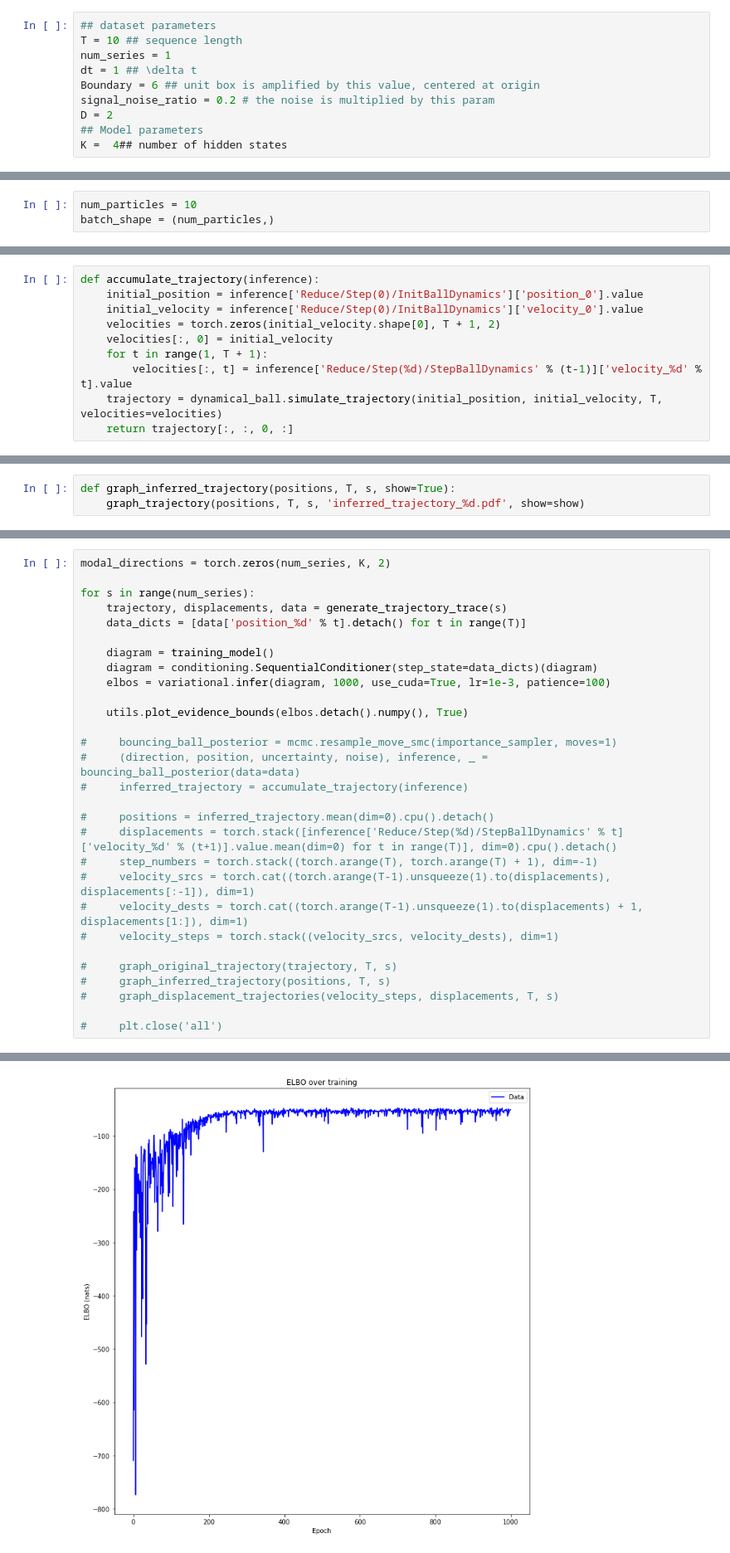
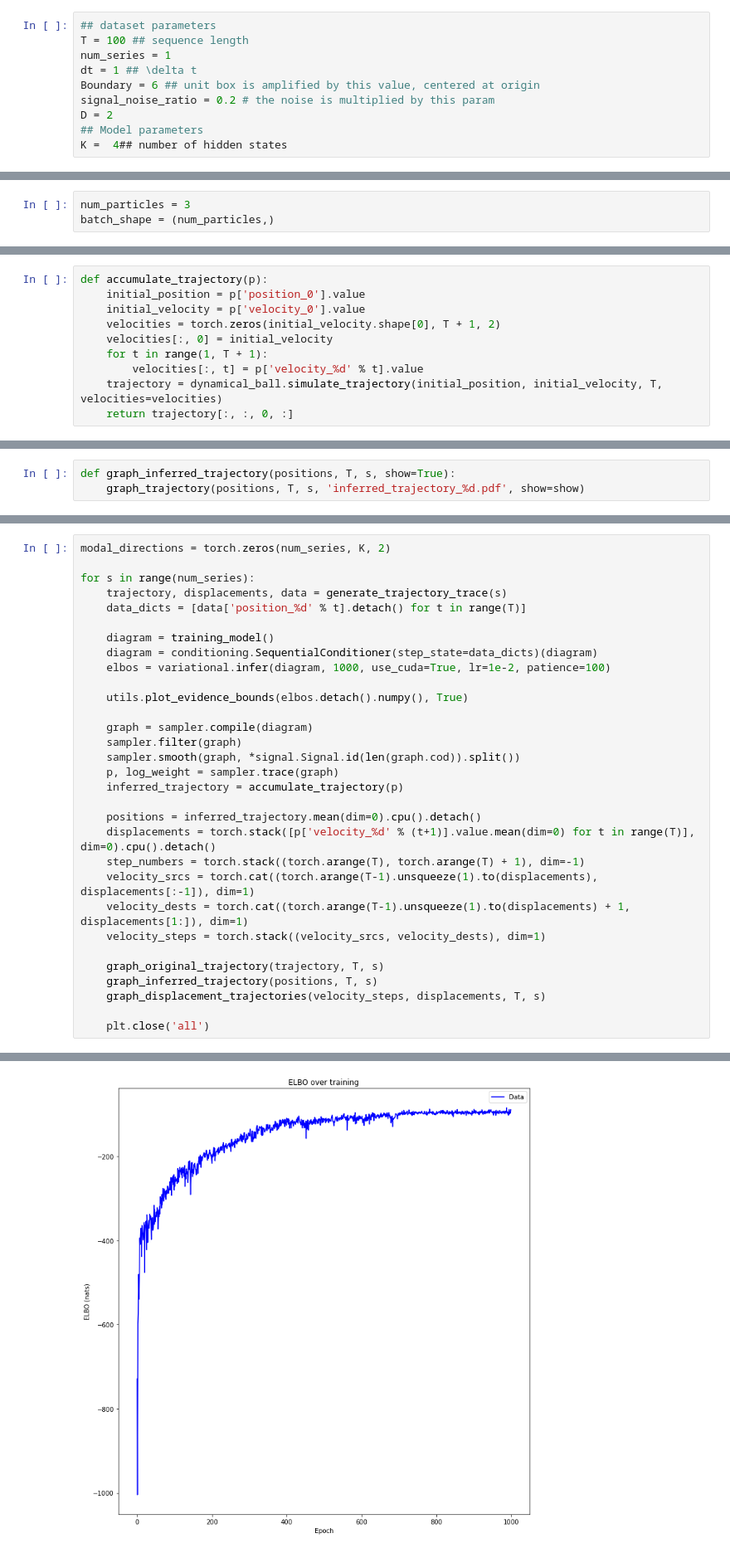
Before and after one commit to esennesh/combinators, a Jupyter notebook: examples/dynamical_ball/dynamical_ball.ipynb, the cells around one changed output, grey strips where cells are left out. Shown at 83% size. Saved outputs shown, nothing was run; the diff lists cells and outputs as text.

Commit message:
examples/dynamical_ball: sort of ok inference performance, though not converged
Signed-off-by: esennesh <sennesh.e@northeastern.edu>

```diff
--- a/examples/dynamical_ball/dynamical_ball.ipynb
+++ b/examples/dynamical_ball/dynamical_ball.ipynb
@@ -26,7 +26,7 @@ logging.basicConfig(format='%(asctime)s %(message)s', datefmt='%m/%d/%Y %H:%M:%S
                     level=logging.INFO)
 # %%
 ## dataset parameters
-T = 10 ## sequence length
+T = 100 ## sequence length
 num_series = 1
 dt = 1 ## \delta t
 Boundary = 6 ## unit box is amplified by this value, centered at origin
@@ -47,7 +47,7 @@ for s in range(num_series):
     init_state = np.array([x0[s], y0[s], init_v_rand_dir[s, 0], init_v_rand_dir[s, 1]])
     STATEs[s], Disps[s], As_true[s] = bouncing_ball_data.generate_data(T, dt, init_state, Boundary, signal_noise_ratio)
 # %%
-num_particles = 10
+num_particles = 3
 batch_shape = (num_particles,)
 # %%
 def generate_trajectory_trace(s):
@@ -63,13 +63,13 @@ def generate_trajectory_trace(s):
 
     return trajectory, displacements, data
 # %%
-def accumulate_trajectory(inference):
-    initial_position = inference['Reduce/Step(0)/InitBallDynamics']['position_0'].value
-    initial_velocity = inference['Reduce/Step(0)/InitBallDynamics']['velocity_0'].value
+def accumulate_trajectory(p):
+    initial_position = p['position_0'].value
+    initial_velocity = p['velocity_0'].value
     velocities = torch.zeros(initial_velocity.shape[0], T + 1, 2)
     velocities[:, 0] = initial_velocity
     for t in range(1, T + 1):
-        velocities[:, t] = inference['Reduce/Step(%d)/StepBallDynamics' % (t-1)]['velocity_%d' % t].value
+        velocities[:, t] = p['velocity_%d' % t].value
     trajectory = dynamical_ball.simulate_trajectory(initial_position, initial_velocity, T, velocities=velocities)
     return trajectory[:, :, 0, :]
 # %%
@@ -160,24 +160,26 @@ for s in range(num_series):
 
     diagram = training_model()
     diagram = conditioning.SequentialConditioner(step_state=data_dicts)(diagram)
-    elbos = variational.infer(diagram, 1000, use_cuda=True, lr=1e-3, patience=100)
+    elbos = variational.infer(diagram, 1000, use_cuda=True, lr=1e-2, patience=100)
 
     utils.plot_evidence_bounds(elbos.detach().numpy(), True)
 
-#     bouncing_ball_posterior = mcmc.resample_move_smc(importance_sampler, moves=1)
-#     (direction, position, uncertainty, noise), inference, _ = bouncing_ball_posterior(data=data)
-#     inferred_trajectory = accumulate_trajectory(inference)
+    graph = sampler.compile(diagram)
+    sampler.filter(graph)
+    sampler.smooth(graph, *signal.Signal.id(len(graph.cod)).split())
+    p, log_weight = sampler.trace(graph)
+    inferred_trajectory = accumulate_trajectory(p)
 
-#     positions = inferred_trajectory.mean(dim=0).cpu().detach()
-#     displacements = torch.stack([inference['Reduce/Step(%d)/StepBallDynamics' % t]['velocity_%d' % (t+1)].value.mean(dim=0) for t in range(T)], dim=0).cpu().detach()
-#     step_numbers = torch.stack((torch.arange(T), torch.arange(T) + 1), dim=-1)
-#     velocity_srcs = torch.cat((torch.arange(T-1).unsqueeze(1).to(displacements), displacements[:-1]), dim=1)
-#     velocity_dests = torch.cat((torch.arange(T-1).unsqueeze(1).to(displacements) + 1, displacements[1:]), dim=1)
-#     velocity_steps = torch.stack((velocity_srcs, velocity_dests), dim=1)
+    positions = inferred_trajectory.mean(dim=0).cpu().detach()
+    displacements = torch.stack([p['velocity_%d' % (t+1)].value.mean(dim=0) for t in range(T)], dim=0).cpu().detach()
+    step_numbers = torch.stack((torch.arange(T), torch.arange(T) + 1), dim=-1)
+    velocity_srcs = torch.cat((torch.arange(T-1).unsqueeze(1).to(displacements), displacements[:-1]), dim=1)
+    velocity_dests = torch.cat((torch.arange(T-1).unsqueeze(1).to(displacements) + 1, displacements[1:]), dim=1)
+    velocity_steps = torch.stack((velocity_srcs, velocity_dests), dim=1)
 
-#     graph_original_trajectory(trajectory, T, s)
-#     graph_inferred_trajectory(positions, T, s)
-#     graph_displacement_trajectories(velocity_steps, displacements, T, s)
+    graph_original_trajectory(trajectory, T, s)
+    graph_inferred_trajectory(positions, T, s)
+    graph_displacement_trajectories(velocity_steps, displacements, T, s)
 
-#     plt.close('all')
+    plt.close('all')
 # %% [output]
@@ -201 +203 @@ for s in range(num_series):
-[figure, old version]
+[figure, new version]
```
Also changed, not shown: parts of 7 cells of this notebook.
